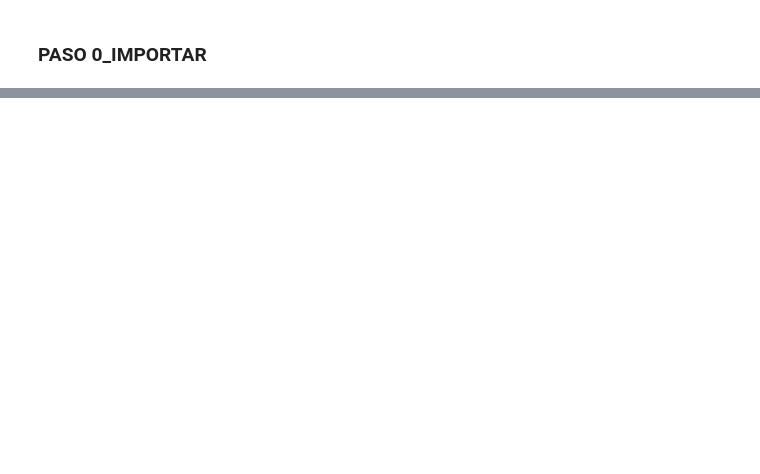
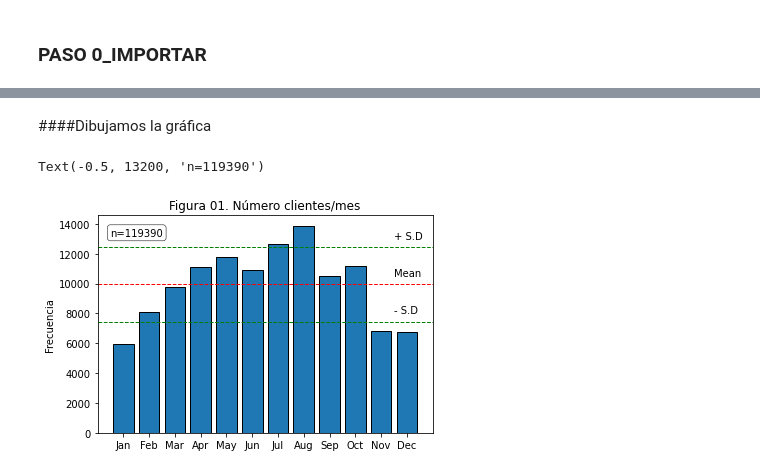
Before and after one commit to jabrio/EDEM_Exercises_Statistics_Python, a Jupyter notebook: PEP_Grupo01.ipynb, the cells around one changed output, grey strips where cells are left out. Cells and saved outputs as stored; diff of their text form; code cells hidden in the pictures; blank space fills up the shorter version.

```diff
--- a/PEP_Grupo01.ipynb
+++ b/PEP_Grupo01.ipynb
@@ -29,0 +119,45 @@ SyntaxError: ignored
+# %%
+M=month_new.mean()
+S=month_new.std()
+c1=M-S
+c2=M+S
+# %% [markdown]
+####Dibujamos la gráfica
+# %%
+plt.bar(month_bar, month_new, edgecolor="Black")
+plt.title("Figura 01. Número clientes/mes")
+plt.ylabel("Frecuencia")
+
+plt.axhline(y=M,
+            linewidth=1,
+            linestyle="dashed",
+            Color="red",
+            label="Mean")
+
+plt.axhline(y=M+S,
+            linewidth=1,
+            linestyle="dashed",
+            Color="Green",
+            label="SD")
+
+plt.axhline(y=M-S,
+            linewidth=1,
+            linestyle="dashed",
+            Color="Green",
+            label="SD")
+
+text1="Mean"
+text2="+ S.D"
+text3="- S.D"
+
+plt.text(10.5,10500,text1)
+plt.text(10.5,8000,text3)
+plt.text(10.5,13000,text2)
+
+n=month_new.sum()
+props=dict(boxstyle="round", facecolor="white", lw=0.5)
+text4="n=119390"
+plt.text(-0.50,13200,text4, bbox=props)
+# %% [output]
+Text(-0.5, 13200, 'n=119390')
+[figure, added]
```
Also changed, not shown: parts of 47 cells of this notebook.
